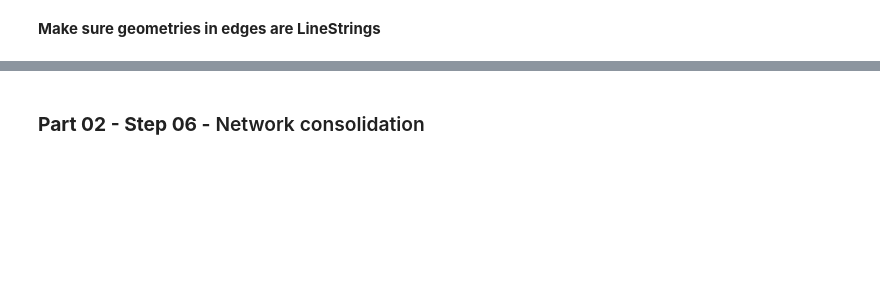
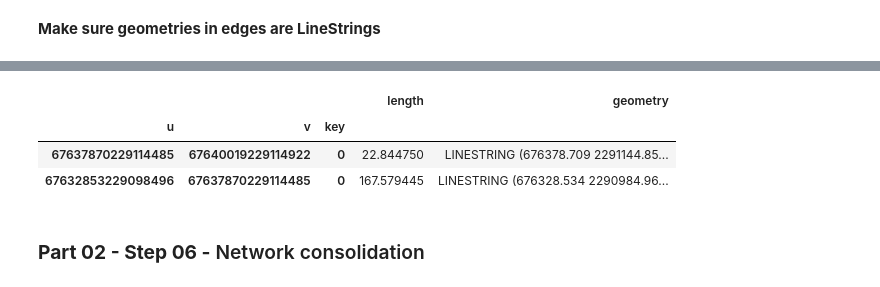
Before and after one commit to Observatorio-Ciudades/vref_walkability_index, a Jupyter notebook: notebooks/01_PL_04_Combine_networks.ipynb, the cells around one changed output, grey strips where cells are left out. Cells and saved outputs as stored; diff of their text form; code cells hidden in the pictures; blank space fills up the shorter version.

```diff
--- a/notebooks/01_PL_04_Combine_networks.ipynb
+++ b/notebooks/01_PL_04_Combine_networks.ipynb
@@ -4045,3 +4221,10 @@ project_edges.head(2)
+# %%
+project_edges.head(2)
+# %% [output]
+|  |  |  | length | geometry |
+| u | v | key |  |  |
+| 67637870229114485 | 67640019229114922 | 0 | 22.844750 | LINESTRING (676378.709 2291144.85... |
+| 67632853229098496 | 67637870229114485 | 0 | 167.579445 | LINESTRING (676328.534 2290984.96... |
 # %% [markdown]
 ### __Part 02 - Step 06 -__ Network consolidation
 # %%
```
Also changed, not shown: parts of 14 cells of this notebook.
